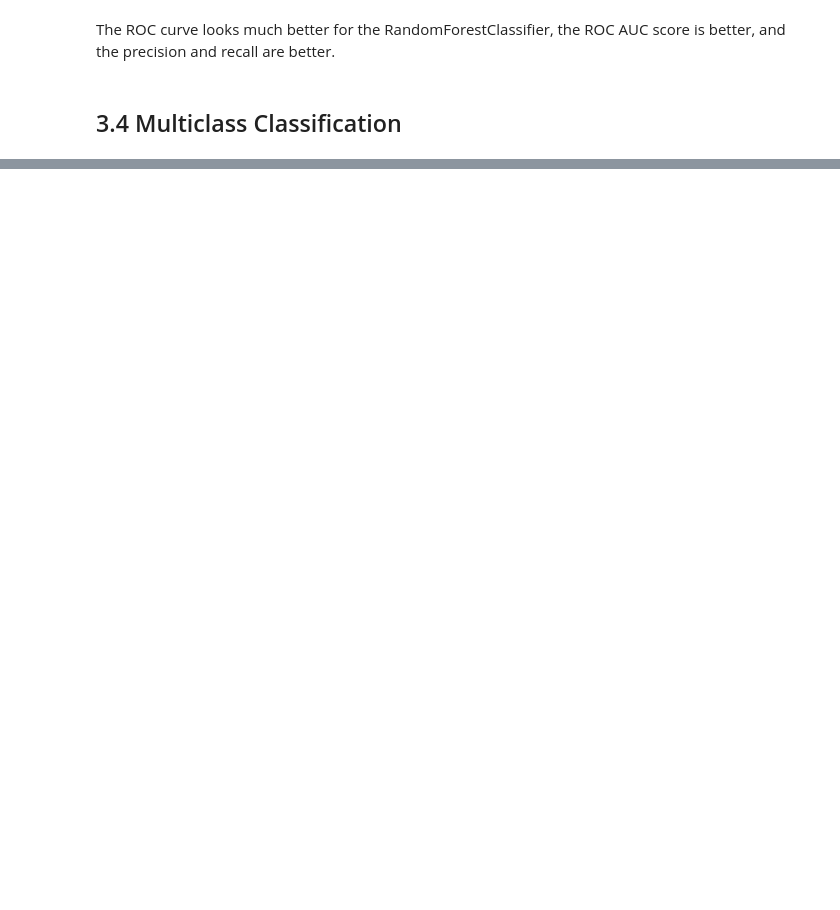
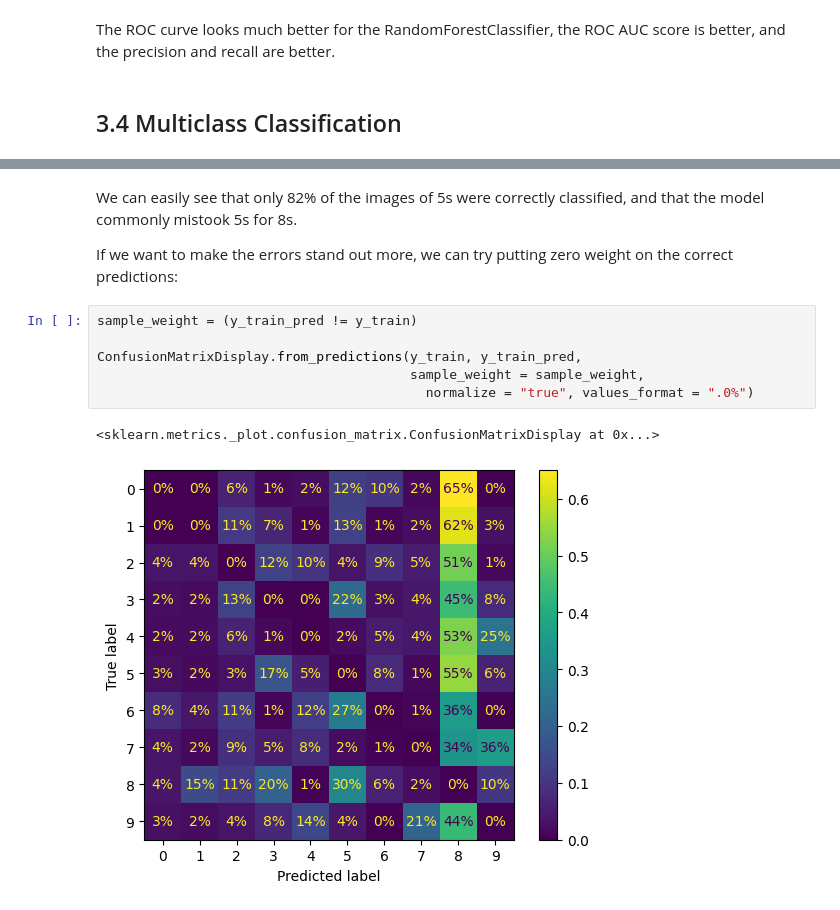
Before and after one commit to leetierney/study, a Jupyter notebook: ml/hands_on_ml/1_ml_landscape/ch3/1_3_classification.ipynb, the cells around one changed output, grey strips where cells are left out. Saved outputs shown, nothing was run; the diff lists cells and outputs as text; blank space fills up the shorter version.

```diff
--- a/ml/hands_on_ml/1_ml_landscape/ch3/1_3_classification.ipynb
+++ b/ml/hands_on_ml/1_ml_landscape/ch3/1_3_classification.ipynb
@@ -336,0 +477,13 @@ precision_score(y_train_5, y_train_pred_forest), recall_score(y_train_5, y_train
+# %% [markdown]
+<p>We can easily see that only 82% of the images of 5s were correctly classified, and that the model commonly mistook 5s for 8s.</p>
+
+<p>If we want to make the errors stand out more, we can try putting zero weight on the correct predictions:</p>
+# %%
+sample_weight = (y_train_pred != y_train)
+
+ConfusionMatrixDisplay.from_predictions(y_train, y_train_pred,
+                                        sample_weight = sample_weight,
+                                          normalize = "true", values_format = ".0%")
+# %% [output]
+<sklearn.metrics._plot.confusion_matrix.ConfusionMatrixDisplay at 0x...>
+[figure, added]
```
Also changed, not shown: parts of 38 cells of this notebook.
